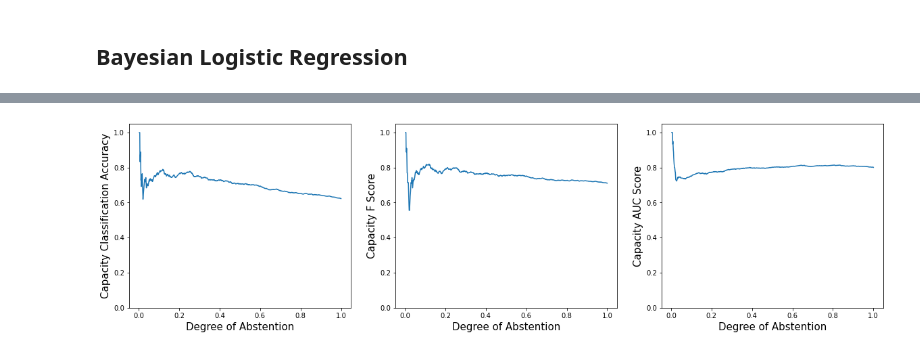
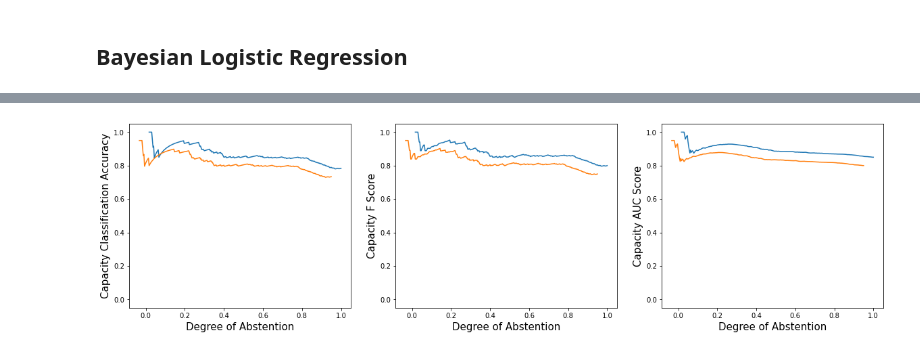
Before and after one commit to Tennessee-Wallaceh/gproc, a Jupyter notebook: notebooks/Full-Bayesian-Logisitc-Regression-Example.ipynb, the cells around one changed output, grey strips where cells are left out. Cells and saved outputs as stored; diff of their text form; code cells hidden in the pictures.

```diff
--- a/notebooks/Full-Bayesian-Logisitc-Regression-Example.ipynb
+++ b/notebooks/Full-Bayesian-Logisitc-Regression-Example.ipynb
@@ -16,7 +14,7 @@ from gproc.plotting import contour_2d
 # %% [markdown]
 ## Bayesian Logistic Regression
 # %%
-N = 5000 # Data size
+N = 1500 # Data size
 D = 2 # Data dimension
 
 x = np.random.uniform(-1, 1, N * D).reshape(-1, D) # Reshape to N x 2 matrix
@@ -274,7 +278,7 @@ def abstention_metrics(prob_ests, y_ests, y_test, rhos):
 
     for i in range(rhos.shape[0]):
         try:
-            cap_metrics[i, :] = predictive_metrics(prob_ests, y_ests, y_test, rho[i])
+            cap_metrics[i, :] = predictive_metrics(prob_ests, y_ests, y_test, rhos[i])
         except ValueError:
             return cap_metrics[0:i, ]
 
@@ -283,34 +287,34 @@ def abstention_metrics(prob_ests, y_ests, y_test, rhos):
 rhos = np.linspace(0, max_threshold(prob_ests), 1000)
 cap_metrics = abstention_metrics(prob_ests, y_ests, y_test, rhos)
 # %%
-def inspect_metrics(cap_metrics):
+def inspect_metrics(accuracy_ax, f_score_ax, auc_ax, cap_metrics):
     """
     Produces plots of the capacity accuracy, capacity F score and capacity AUC scores vs
     the degree of abstention
 
     :param cap_metrics, M x 4 matrix, matrix holding abstention degree, capacity classification
                                         accuracy capacity F score, capacity AUC score
     """
 
-    fig, ax = plt.subplots(nrows = 1, ncols = 3, figsize = (20, 5))
 
-    ax[0].plot(cap_metrics[:, 0], cap_metrics[:, 1], label = 'Capacity Accuracy Score')
-    ax[0].set_xlabel('Degree of Abstention', fontsize = 15)
-    ax[0].set_ylabel('Capacity Classification Accuracy', fontsize = 15)
-    ax[0].set_ylim([0, 1.05])
+    accuracy_ax.plot(cap_metrics[:, 0], cap_metrics[:, 1], label = 'Capacity Accuracy Score')
+    accuracy_ax.set_xlabel('Degree of Abstention', fontsize = 15)
+    accuracy_ax.set_ylabel('Capacity Classification Accuracy', fontsize = 15)
+    accuracy_ax.set_ylim([-0.05, 1.05])
 
-    ax[1].plot(cap_metrics[:, 0], cap_metrics[:, 2], label = 'Capacity F Score')
-    ax[1].set_xlabel('Degree of Abstention', fontsize = 15)
-    ax[1].set_ylabel('Capacity F Score', fontsize = 15)
-    ax[1].set_ylim([0, 1.05])
+    f_score_ax.plot(cap_metrics[:, 0], cap_metrics[:, 2], label = 'Capacity F Score')
+    f_score_ax.set_xlabel('Degree of Abstention', fontsize = 15)
+    f_score_ax.set_ylabel('Capacity F Score', fontsize = 15)
+    f_score_ax.set_ylim([-0.05, 1.05])
 
-    ax[2].plot(cap_metrics[:, 0], cap_metrics[:, 3], label = 'Capacity AUC Score')
-    ax[2].set_xlabel('Degree of Abstention', fontsize = 15)
-    ax[2].set_ylabel('Capacity AUC Score', fontsize = 15)
-    ax[2].set_ylim([0, 1.05])
+    auc_ax.plot(cap_metrics[:, 0], cap_metrics[:, 3], label = 'Capacity AUC Score')
+    auc_ax.set_xlabel('Degree of Abstention', fontsize = 15)
+    auc_ax.set_ylabel('Capacity AUC Score', fontsize = 15)
+    auc_ax.set_ylim([-0.05, 1.05])
 
-    plt.show()
+fig, ax = plt.subplots(nrows = 1, ncols = 3, figsize = (20, 5))
 
-inspect_metrics(cap_metrics)
+inspect_metrics(ax[0], ax[1], ax[2], cap_metrics)
+inspect_metrics(ax[0], ax[1], ax[2], cap_metrics - 0.05)
 # %% [output]
-[figure, old version]
+[figure, new version]
```
Also changed, not shown: parts of 9 cells of this notebook, 5 other files.
